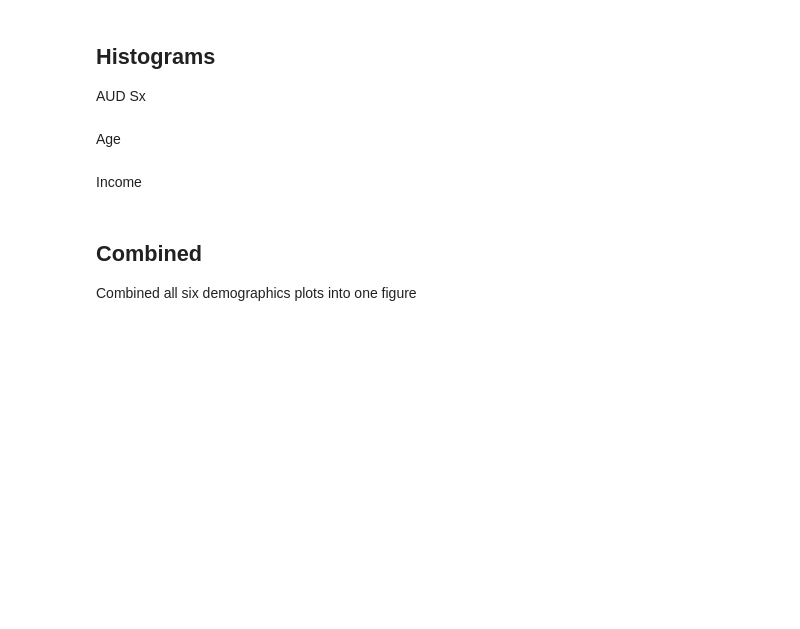
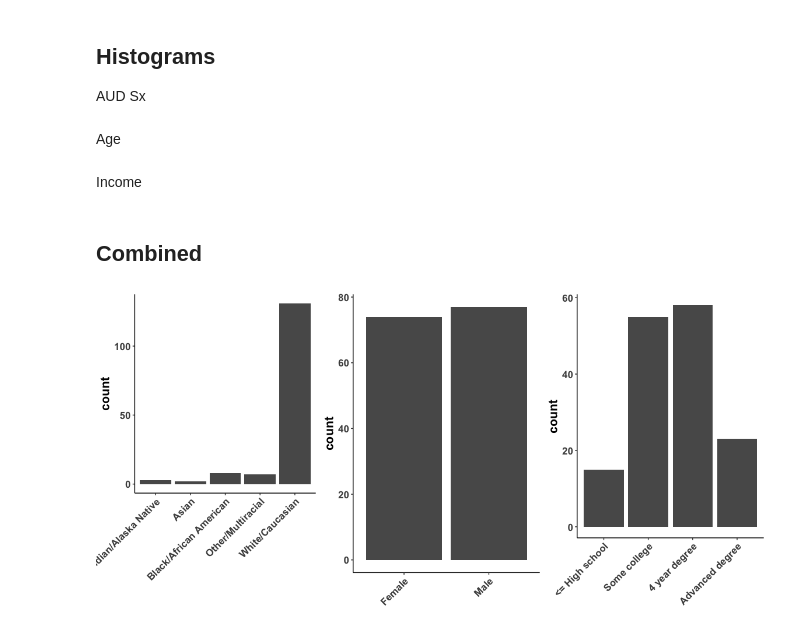
Before and after one commit to KendraPaquette/presentations, a Jupyter notebook: _presentations/.quarto/notebooks/ema_demographics.embed.ipynb, the cells around one changed output. Cells and saved outputs as stored; diff of their text form; code cells hidden in the pictures; blank space fills up the shorter version.

```diff
--- a/_presentations/.quarto/notebooks/ema_demographics.embed.ipynb
+++ b/_presentations/.quarto/notebooks/ema_demographics.embed.ipynb
@@ -168,8 +124,14 @@ fig_income <- screen |>
         axis.line.y = element_blank(),
         axis.text.y = element_blank(),
         axis.ticks.y = element_blank())
-# %% [markdown]
-## Combined
-
-Combined all six demographics plots into one figure
+# %% [markdown]
+## Combined
+# %%
+#| label: fig-demographics-1
+#| fig-height: 5.75
+#| fig-width: 12
+
+cowplot::plot_grid(fig_race, fig_sex, fig_educ, nrow = 1, ncol = 3)
+# %% [output]
+[figure, added]
 # %%
```
Also changed, not shown: parts of 10 cells of this notebook, 6 other files.
